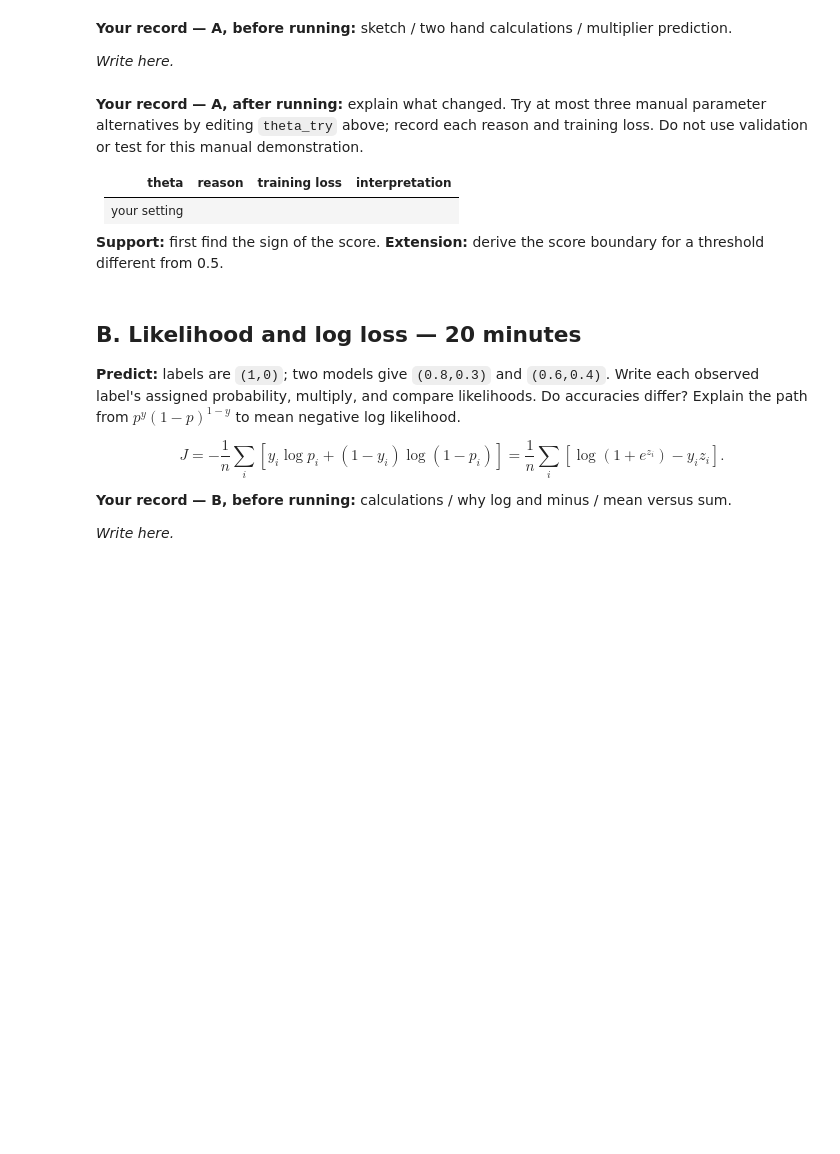
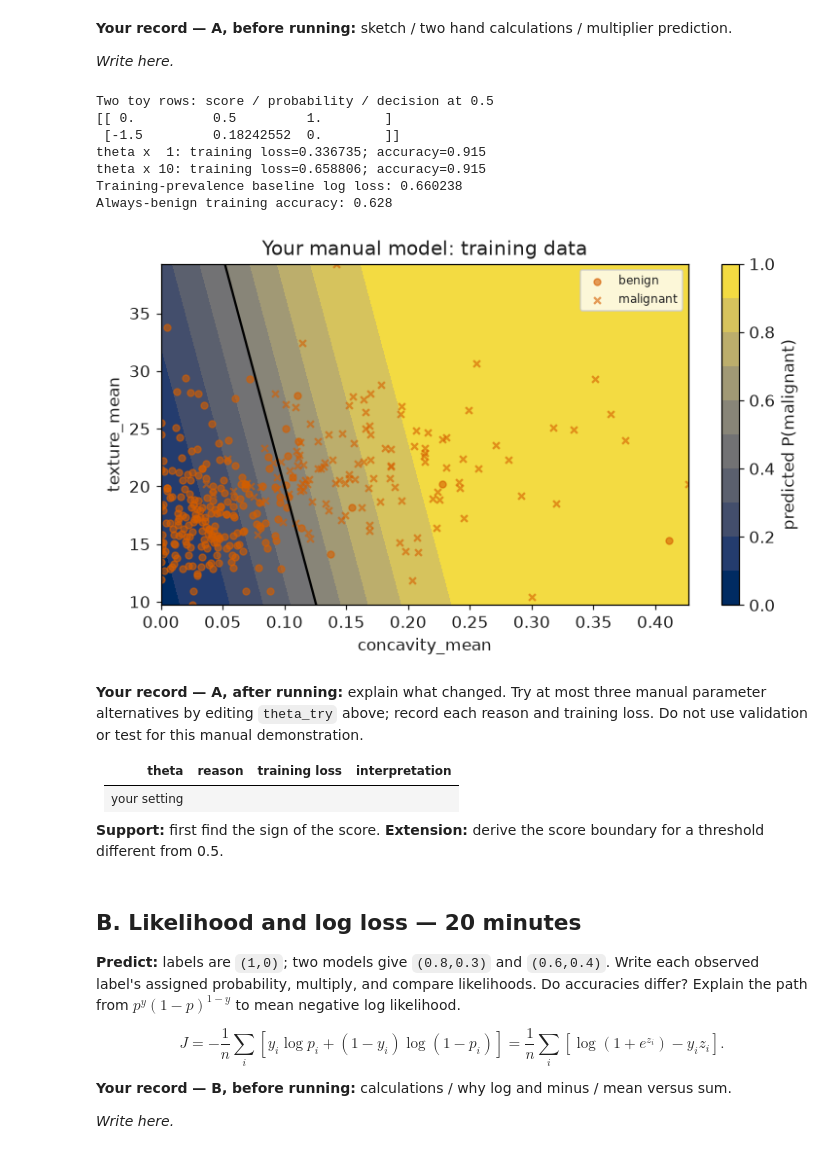
Before and after one commit to HealthML/deep-learning-exercises, a Jupyter notebook: exercises/week02/logistic_regression.ipynb, the cells around one changed output. Drawn from its saved outputs; the diff is of its cells as text; code cells hidden in the pictures; blank space fills up the shorter version.

```diff
--- a/exercises/week02/logistic_regression.ipynb
+++ b/exercises/week02/logistic_regression.ipynb
@@ -68,38 +72,47 @@ plt.show()
 
 _Write here._
 # %%
-theta_try = np.array([-3.0, 20.0, 0.05])
+theta_try = np.array([-3.0, 20.0, 0.05]) * 1.0
 toy_inputs = np.array([[0.1, 20.0], [0.04, 14.0]])
 toy_scores = design(toy_inputs) @ theta_try
 print("Two toy rows: score / probability / decision at 0.5")
 print(np.column_stack((toy_scores, sigmoid(toy_scores), sigmoid(toy_scores) >= 0.5)))
 q = y.mean()  # Training labels only.
 p_baseline_train = np.full(len(y), q)
 for multiplier in (1, 10):
     theta = multiplier * theta_try
     p = sigmoid(A @ theta)
     print(f"theta x {multiplier:2}: training loss={loss(A, y, theta):.6f}; accuracy={np.mean((p >= 0.5) == y):.3f}")
 print(f"Training-prevalence baseline log loss: {binary_metrics(y, p_baseline_train)['log_loss']:.6f}")
 print(f"Always-benign training accuracy: {np.mean(y == 0):.3f}")
 
 # Visualize this manually chosen model; no optimizer is called in this task.
 xx, yy = np.meshgrid(np.linspace(X[:, 0].min(), X[:, 0].max(), 120),
                      np.linspace(X[:, 1].min(), X[:, 1].max(), 120))
 grid = np.column_stack((xx.ravel(), yy.ravel()))
 grid_p = sigmoid(design(grid) @ theta_try).reshape(xx.shape)
 fig, ax = plt.subplots(figsize=(7, 4.2))
 shade = ax.contourf(xx, yy, grid_p, levels=np.linspace(0, 1, 11), cmap="cividis")
 if grid_p.min() < 0.5 < grid_p.max():
     ax.contour(xx, yy, grid_p, levels=[0.5], colors="black", linewidths=1.5)
 for label, marker, name in [(0, "o", "benign"), (1, "x", "malignant")]:
     group = y == label
     ax.scatter(X[group, 0], X[group, 1], marker=marker, color="#D55E00", s=20,
                alpha=0.6, label=name)
 ax.set(xlabel="concavity_mean", ylabel="texture_mean", title="Your manual model: training data")
 ax.legend(fontsize=8)
 fig.colorbar(shade, ax=ax, label="predicted P(malignant)")
 fig.tight_layout()
 plt.show()
+# %% [output]
+Two toy rows: score / probability / decision at 0.5
+[[ 0.          0.5         1.        ]
+ [-1.5         0.18242552  0.        ]]
+theta x  1: training loss=0.336735; accuracy=0.915
+theta x 10: training loss=0.658806; accuracy=0.915
+Training-prevalence baseline log loss: 0.660238
+Always-benign training accuracy: 0.628
+[figure, added]
 # %% [markdown]
 **Your record — A, after running:** explain what changed. Try at most three manual
 parameter alternatives by editing `theta_try` above; record each reason and training loss.
```
Also changed, not shown: parts of 5 cells of this notebook.
